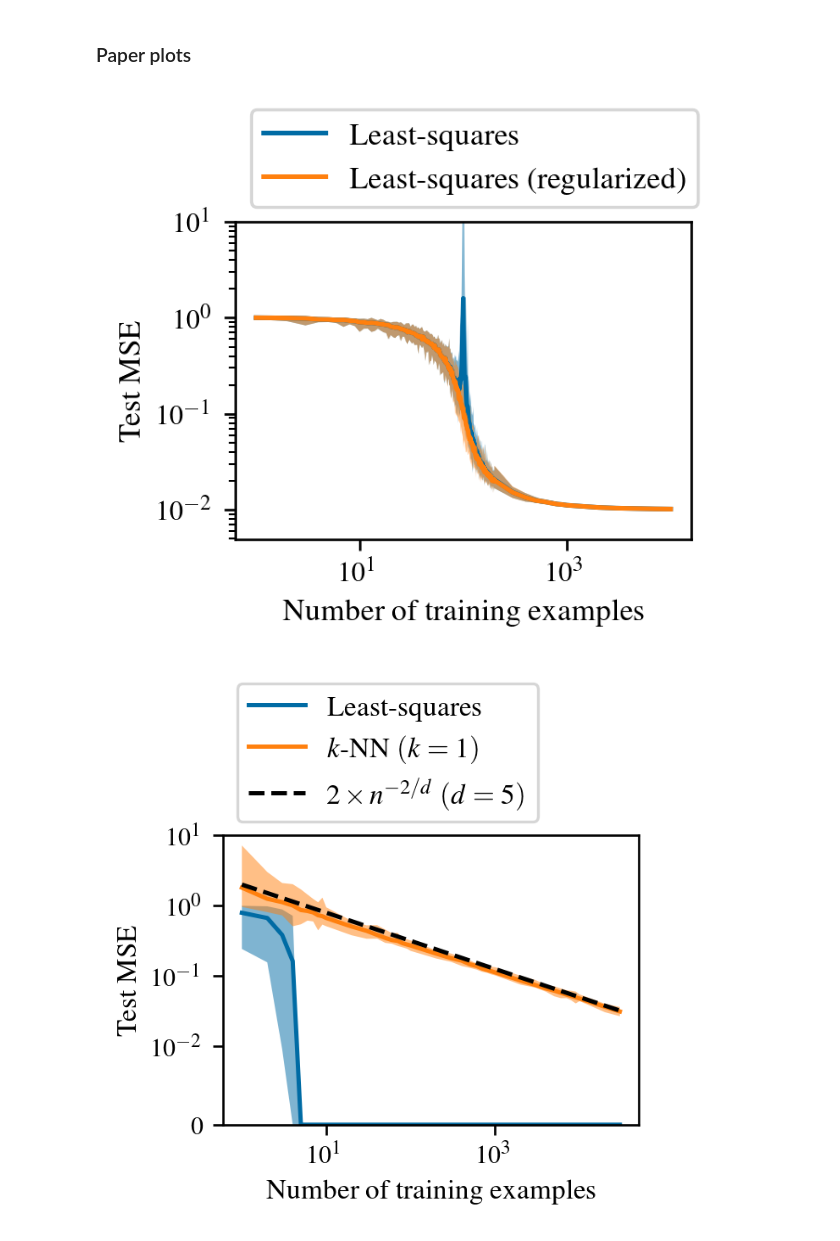
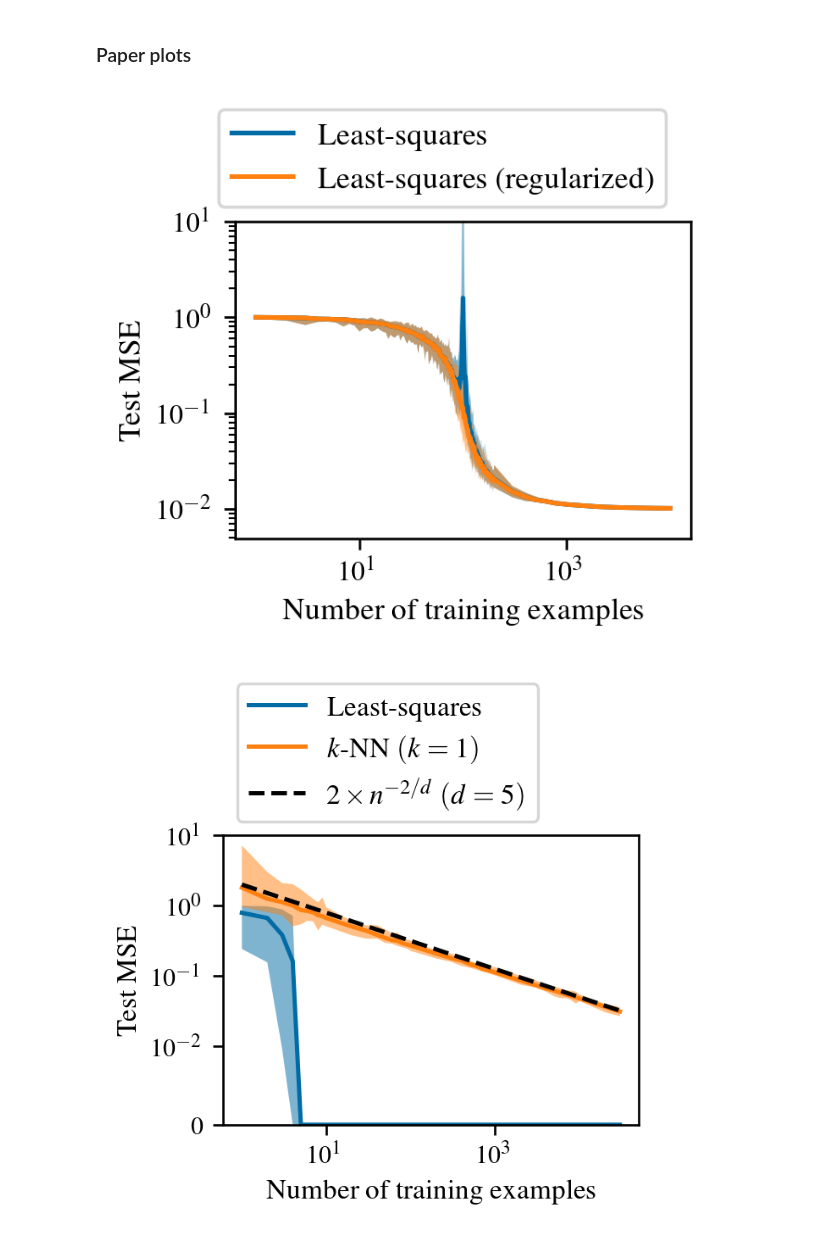
Before and after one commit to ed1d1a8d/scaling, a Jupyter notebook: notebooks/regression/with-noise.ipynb, the cells around one changed output. Saved outputs shown, nothing was run; the diff lists cells and outputs as text; code cells hidden in the pictures.

Commit message:
Update with-noise plot

```diff
--- a/notebooks/regression/with-noise.ipynb
+++ b/notebooks/regression/with-noise.ipynb
@@ -238,35 +238,35 @@ plt.style.use(
         {
             "pgf.preamble": "\n".join([r"\usepackage{amsmath}"]),
         },
     ],
 )
 width = stylesheets.ME_FOMO_2023["col2_width"]
 plt.figure(figsize=(width, 0.7 * width))
 
 fancy_plot(
     df=df,
     target="mle_mse",
     label="Least-squares",
     err_irreducible=df.sigma[0] ** 2,
     ci_alpha=0.5,
 )
 fancy_plot(
     df=df,
     target="map_mse",
     label="Least-squares (regularized)",
     err_irreducible=df.sigma[0] ** 2,
     ci_alpha=0.5,
 )
 plt.xscale("log")
 plt.yscale("log")
 plt.ylabel("Test MSE")
 plt.xlabel("Number of training examples")
 plt.ylim(top=1e1)
-plt.legend(loc="lower left", bbox_to_anchor=(0, 1))
+plt.legend(loc="lower left", bbox_to_anchor=(-0.07, 1))
 
 plt.savefig("figures/linreg-noised.pgf", bbox_inches="tight")
 # %% [output]
-[figure, old version]
+[figure, new version]
 # %%
 plt.style.use(
     [
```
Also changed, not shown: 1 other file.
